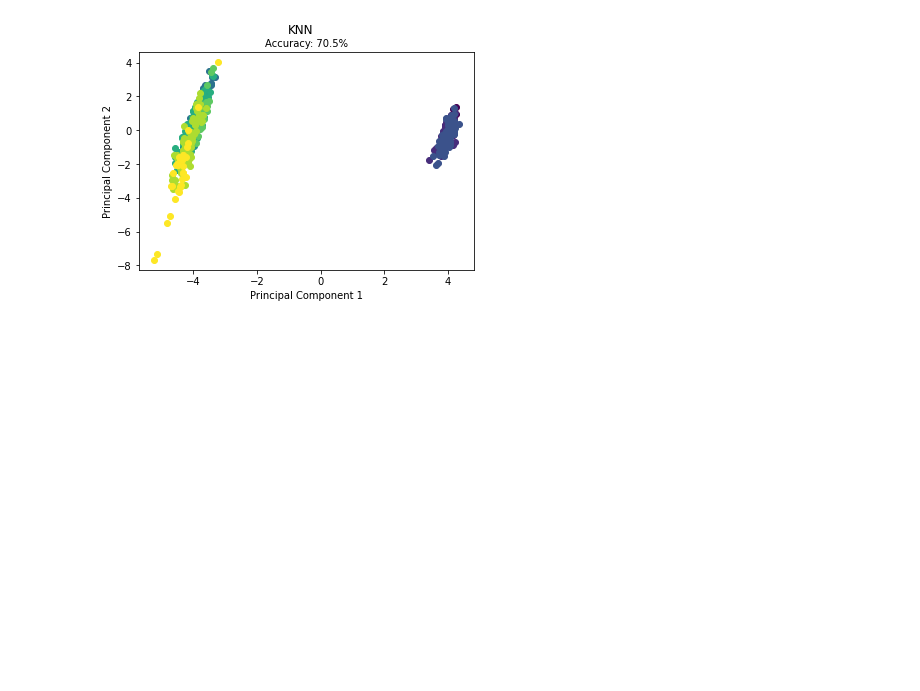
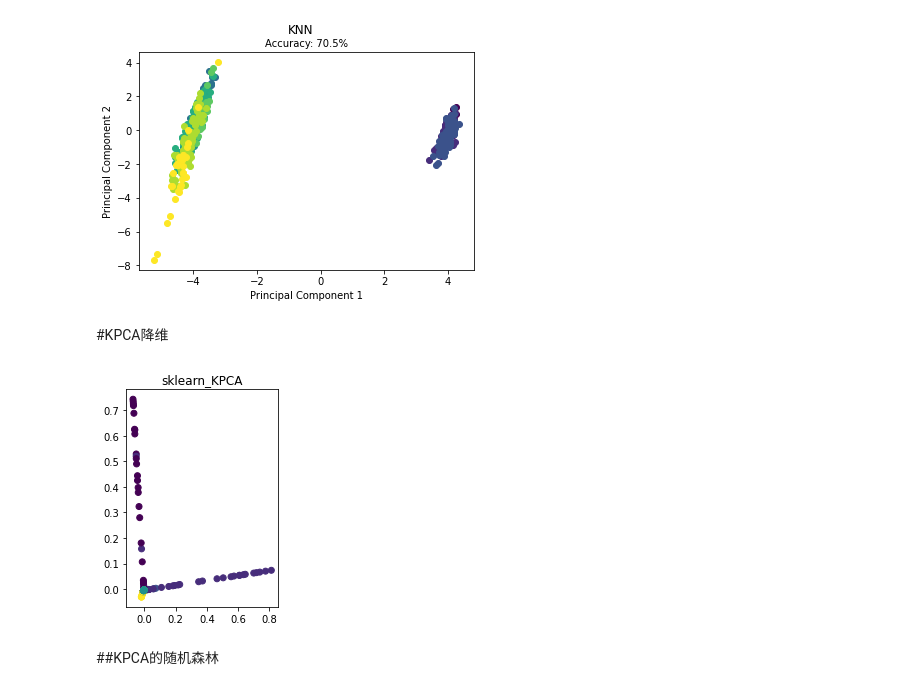
Before and after one commit to sunyingjian/AI-in-well-logging, a Jupyter notebook: 采用PCA_KPCA_LDA_做数据降维以美国油田为例.ipynb, the cells around one changed output. Drawn from its saved outputs; the diff is of its cells as text; code cells hidden in the pictures; blank space fills up the shorter version.

```diff
--- a/采用PCA_KPCA_LDA_做数据降维以美国油田为例.ipynb
+++ b/采用PCA_KPCA_LDA_做数据降维以美国油田为例.ipynb
@@ -526,3 +530,22 @@ if __name__ == "__main__":
 # %% [output]
 Accuracy: 0.7047913446676971
 [figure]
+# %% [markdown]
+#KPCA降维
+# %%
+#PCA算法的非线性扩展
+from sklearn.datasets import load_iris
+from sklearn.decomposition import KernelPCA
+import numpy as np
+import matplotlib.pyplot as plt
+from scipy.spatial.distance import pdist, squareform
+X = scaled_features
+Y = correct_facies_labels
+sklearn_kpca = KernelPCA(n_components=4, kernel="rbf", gamma=15)
+data_3 = sklearn_kpca.fit_transform(X)
+plt.subplot(122)
+plt.title("sklearn_KPCA")
+plt.scatter(data_3[:, 0], data_3[:, 1], c = Y)
+plt.show()
+# %% [output]
+[figure, added]
@@ -528,0 +555,2 @@ Accuracy: 0.7047913446676971
+# %% [markdown]
+##KPCA的随机森林
```
Also changed, not shown: parts of 6 cells of this notebook.
